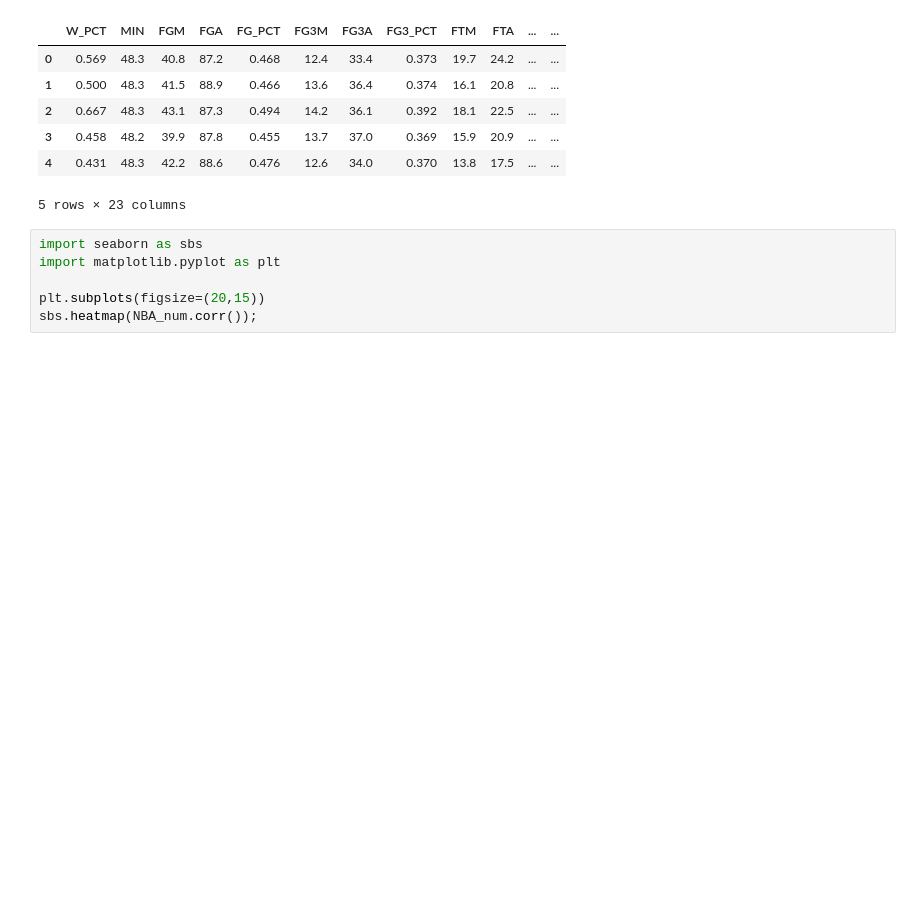
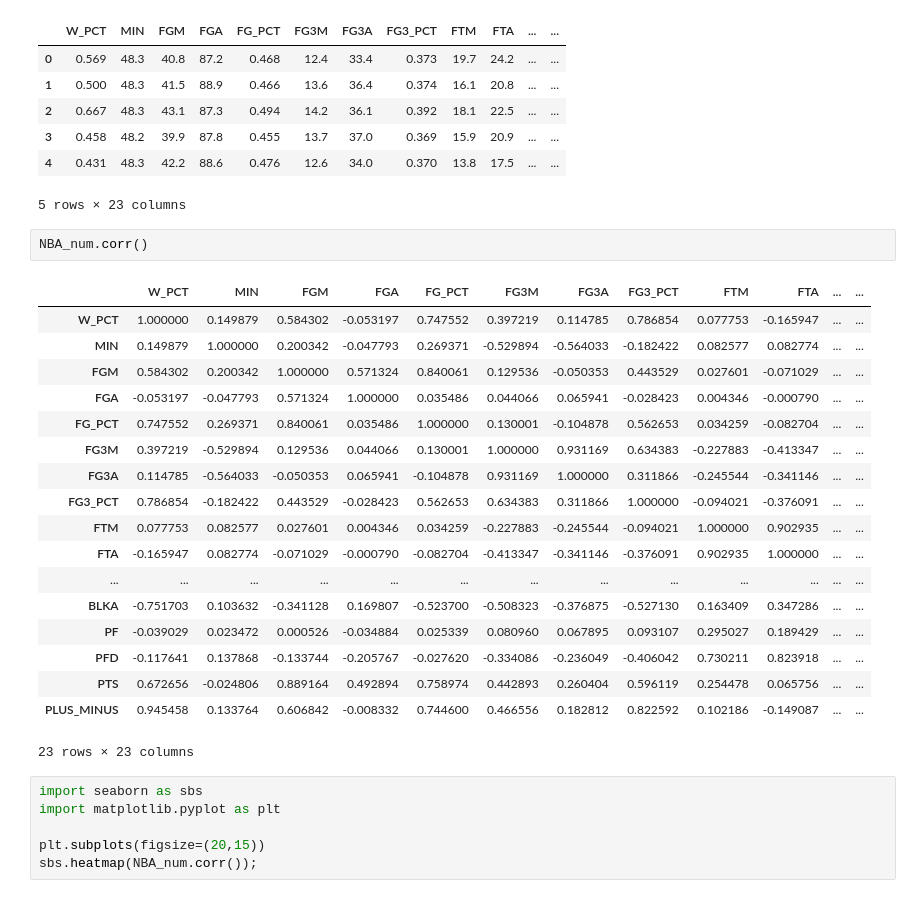
Before and after one commit to russellsprout/CMSE202_Proj, a Jupyter notebook: NBA.ipynb, the cells around one changed output. Cells and saved outputs as stored; diff of their text form; blank space fills up the shorter version.

```diff
--- a/NBA.ipynb
+++ b/NBA.ipynb
@@ -105,6 +105,27 @@ NBA_num.head()
 | 3 | 0.458 | 48.2 | 39.9 | 87.8 | 0.455 | 13.7 | 37.0 | 0.369 | 15.9 | 20.9 | ... | ... |
 | 4 | 0.431 | 48.3 | 42.2 | 88.6 | 0.476 | 12.6 | 34.0 | 0.370 | 13.8 | 17.5 | ... | ... |
 5 rows × 23 columns
+# %%
+NBA_num.corr()
+# %% [output]
+|  | W_PCT | MIN | FGM | FGA | FG_PCT | FG3M | FG3A | FG3_PCT | FTM | FTA | ... | ... |
+| W_PCT | 1.000000 | 0.149879 | 0.584302 | -0.053197 | 0.747552 | 0.397219 | 0.114785 | 0.786854 | 0.077753 | -0.165947 | ... | ... |
+| MIN | 0.149879 | 1.000000 | 0.200342 | -0.047793 | 0.269371 | -0.529894 | -0.564033 | -0.182422 | 0.082577 | 0.082774 | ... | ... |
+| FGM | 0.584302 | 0.200342 | 1.000000 | 0.571324 | 0.840061 | 0.129536 | -0.050353 | 0.443529 | 0.027601 | -0.071029 | ... | ... |
+| FGA | -0.053197 | -0.047793 | 0.571324 | 1.000000 | 0.035486 | 0.044066 | 0.065941 | -0.028423 | 0.004346 | -0.000790 | ... | ... |
+| FG_PCT | 0.747552 | 0.269371 | 0.840061 | 0.035486 | 1.000000 | 0.130001 | -0.104878 | 0.562653 | 0.034259 | -0.082704 | ... | ... |
+| FG3M | 0.397219 | -0.529894 | 0.129536 | 0.044066 | 0.130001 | 1.000000 | 0.931169 | 0.634383 | -0.227883 | -0.413347 | ... | ... |
+| FG3A | 0.114785 | -0.564033 | -0.050353 | 0.065941 | -0.104878 | 0.931169 | 1.000000 | 0.311866 | -0.245544 | -0.341146 | ... | ... |
+| FG3_PCT | 0.786854 | -0.182422 | 0.443529 | -0.028423 | 0.562653 | 0.634383 | 0.311866 | 1.000000 | -0.094021 | -0.376091 | ... | ... |
+| FTM | 0.077753 | 0.082577 | 0.027601 | 0.004346 | 0.034259 | -0.227883 | -0.245544 | -0.094021 | 1.000000 | 0.902935 | ... | ... |
+| FTA | -0.165947 | 0.082774 | -0.071029 | -0.000790 | -0.082704 | -0.413347 | -0.341146 | -0.376091 | 0.902935 | 1.000000 | ... | ... |
+| ... | ... | ... | ... | ... | ... | ... | ... | ... | ... | ... | ... | ... |
+| BLKA | -0.751703 | 0.103632 | -0.341128 | 0.169807 | -0.523700 | -0.508323 | -0.376875 | -0.527130 | 0.163409 | 0.347286 | ... | ... |
+| PF | -0.039029 | 0.023472 | 0.000526 | -0.034884 | 0.025339 | 0.080960 | 0.067895 | 0.093107 | 0.295027 | 0.189429 | ... | ... |
+| PFD | -0.117641 | 0.137868 | -0.133744 | -0.205767 | -0.027620 | -0.334086 | -0.236049 | -0.406042 | 0.730211 | 0.823918 | ... | ... |
+| PTS | 0.672656 | -0.024806 | 0.889164 | 0.492894 | 0.758974 | 0.442893 | 0.260404 | 0.596119 | 0.254478 | 0.065756 | ... | ... |
+| PLUS_MINUS | 0.945458 | 0.133764 | 0.606842 | -0.008332 | 0.744600 | 0.466556 | 0.182812 | 0.822592 | 0.102186 | -0.149087 | ... | ... |
+23 rows × 23 columns
 # %%
 import seaborn as sbs
 import matplotlib.pyplot as plt
```
